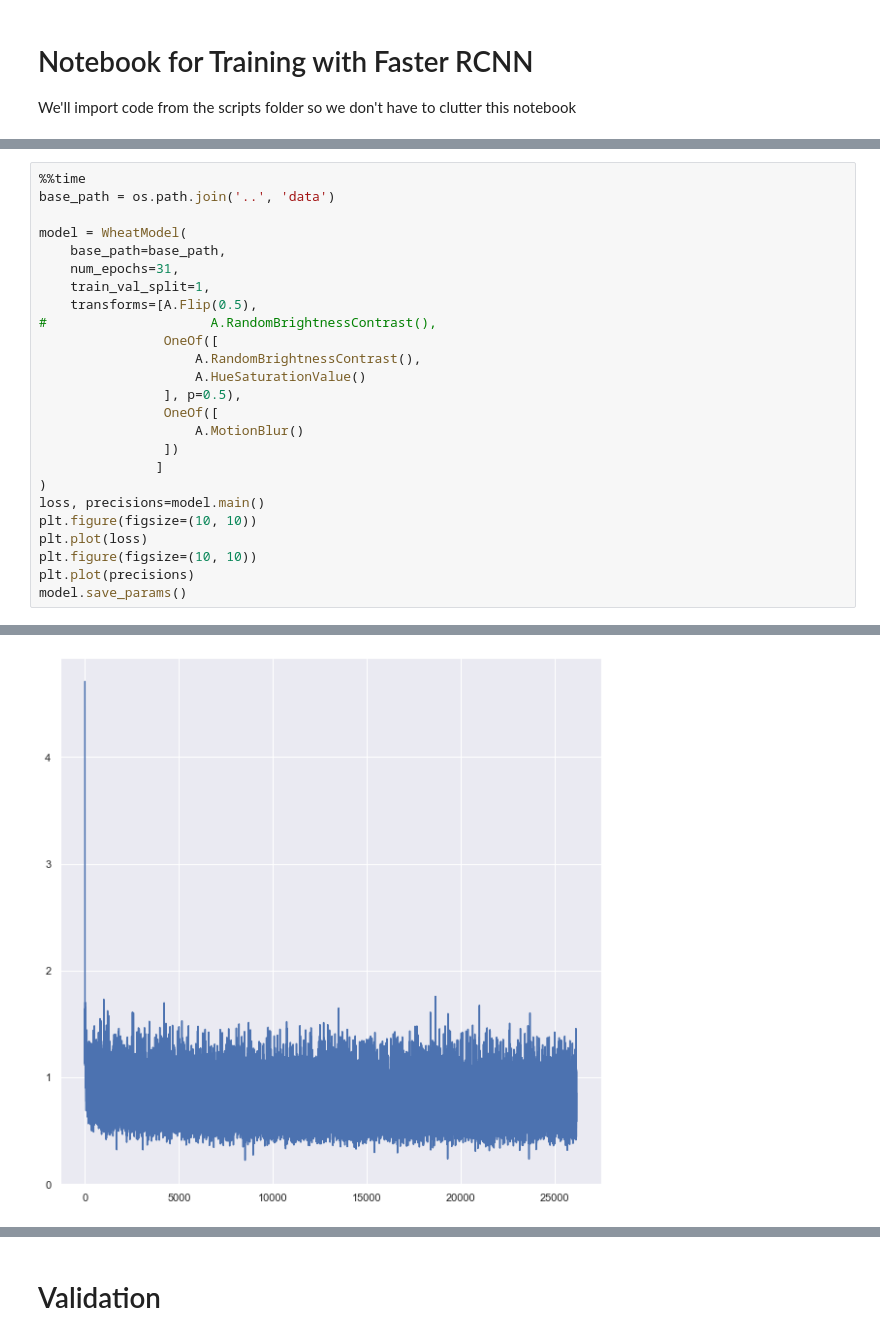
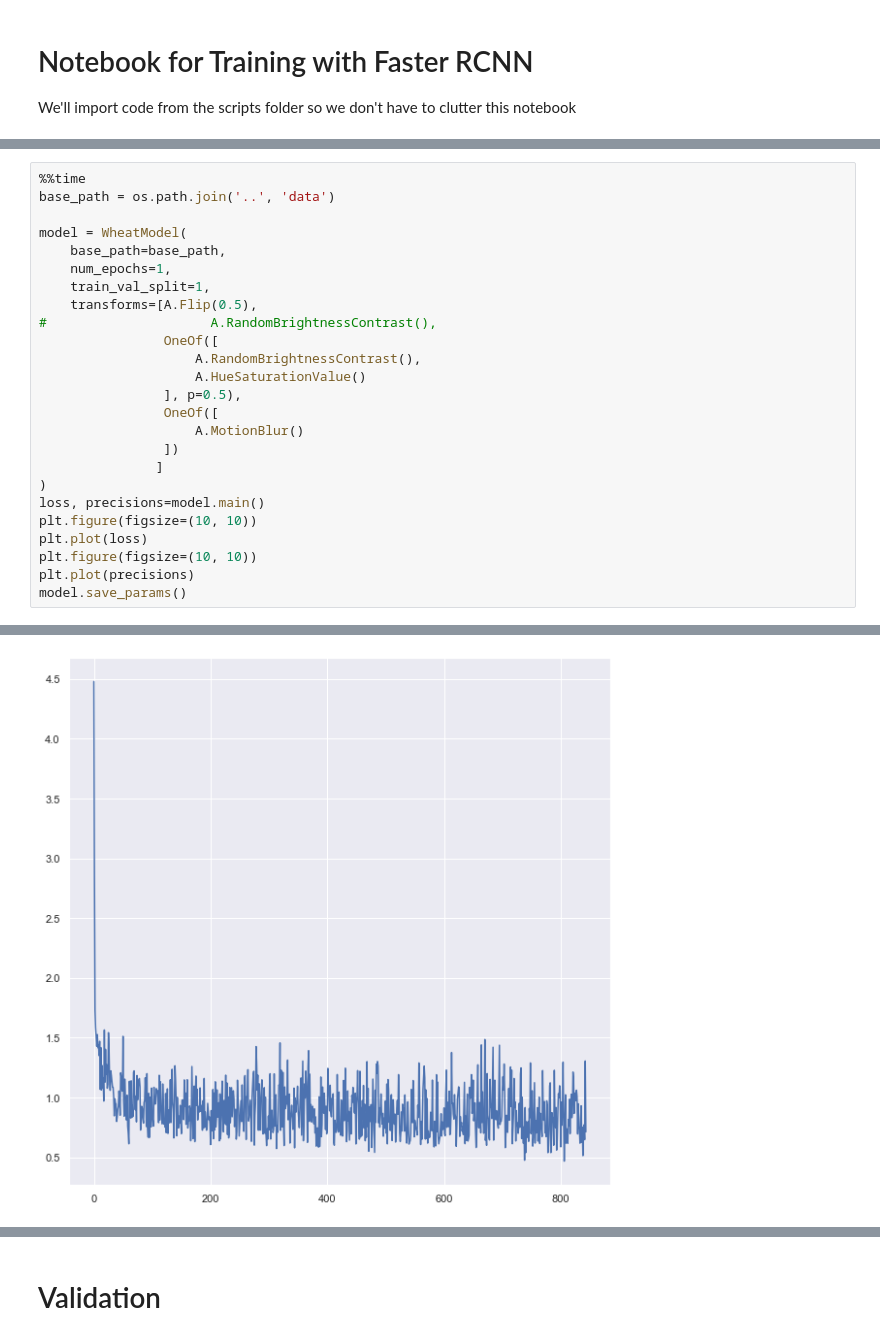
Before and after one commit to alanxzhou/wheat-detection, a Jupyter notebook: notebooks/FasterRCNN.ipynb, the cells around one changed output, grey strips where cells are left out. Cells and saved outputs as stored; diff of their text form.

```diff
--- a/notebooks/FasterRCNN.ipynb
+++ b/notebooks/FasterRCNN.ipynb
@@ -35,7 +32,7 @@ base_path = os.path.join('..', 'data')
 
 model = WheatModel(
     base_path=base_path,
-    num_epochs=31,
+    num_epochs=1,
     train_val_split=1,
     transforms=[A.Flip(0.5),
 #                     A.RandomBrightnessContrast(),
@@ -75,4 +75,4 @@ Wall time: 4h 55min 44s
-[figure, old version]
+[figure, new version]
 [figure]
 # %% [markdown]
 # Validation
```
Also changed, not shown: parts of 2 cells of this notebook, 2 other files.
